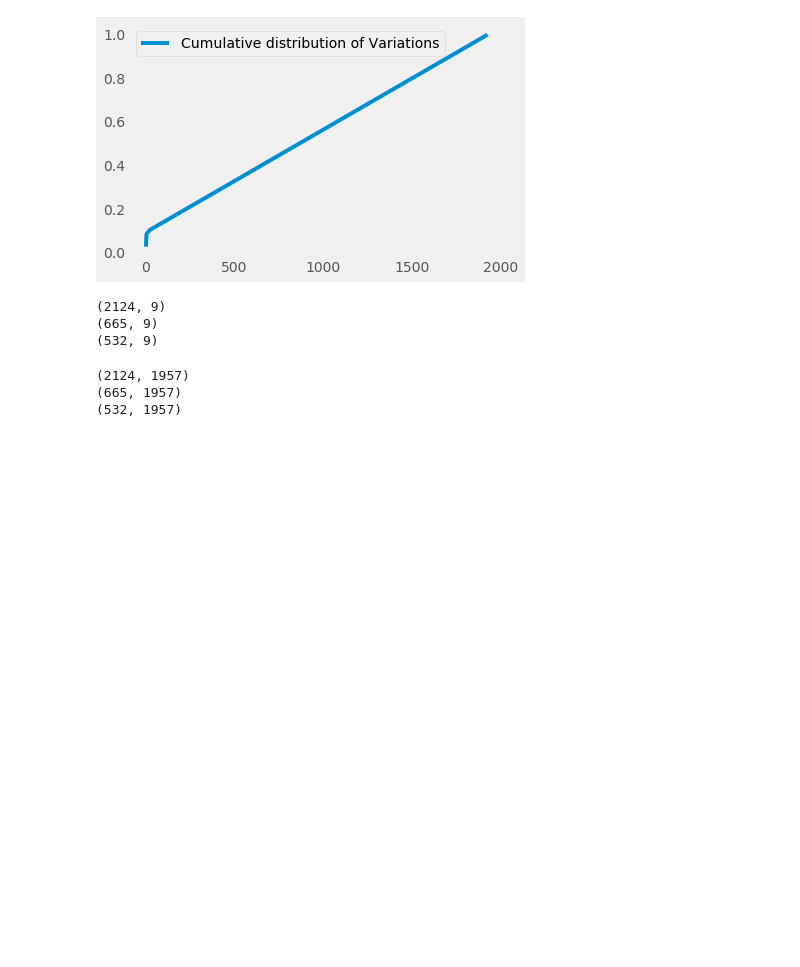
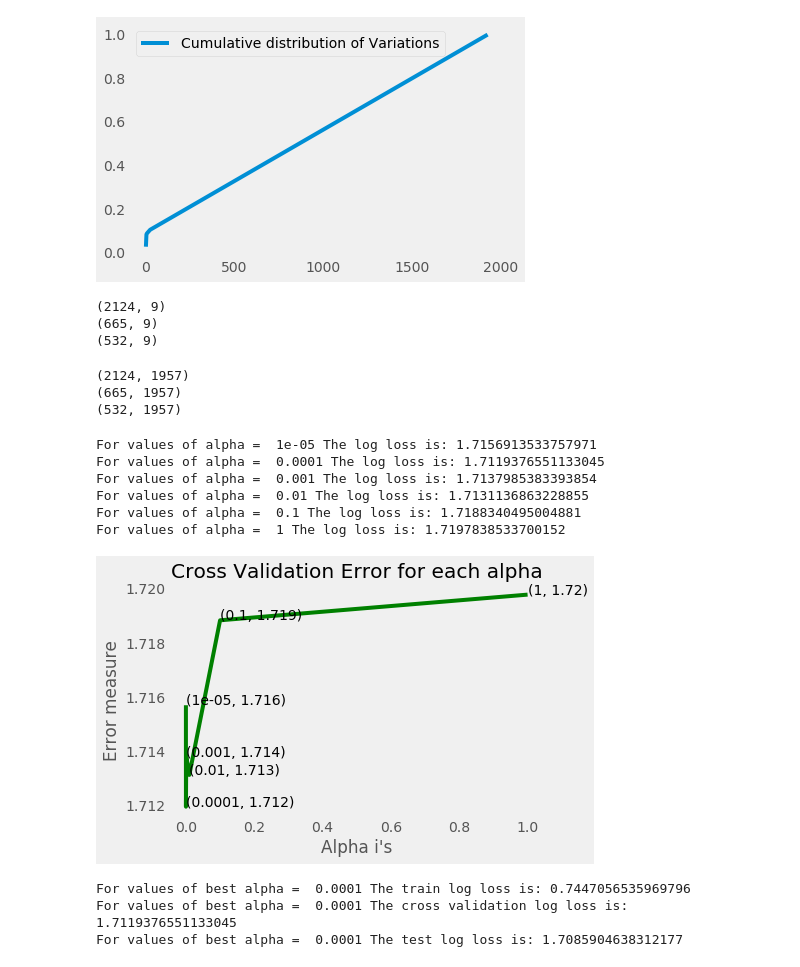
Before and after one commit to girishpillai17/Cancer-Detection, a Jupyter notebook: Project_edit.ipynb, the cells around one changed output. Drawn from its saved outputs; the diff is of its cells as text; code cells hidden in the pictures; blank space fills up the shorter version.

```diff
--- a/Project_edit.ipynb
+++ b/Project_edit.ipynb
@@ -665,0 +655,48 @@ for i in alpha:
+# %%
+alpha = [10 ** x for x in range(-5, 1)]
+
+cv_log_error_array = []
+for i in alpha:
+    clf = SGDClassifier(alpha=i, penalty='l2', loss='log', random_state=42)
+    clf.fit(train_variation_feature_onehotCoding, y_train)
+
+    sig_clf = CalibratedClassifierCV(clf, method='sigmoid')
+    sig_clf.fit(train_variation_feature_onehotCoding, y_train)
+    predict_y = sig_clf.predict_proba(cv_variation_feature_onehotCoding)
+
+    cv_log_error_array.append(log_loss(y_cv, predict_y, labels=clf.classes_, eps=1e-15))
+    print('For values of alpha = ', i, "The log loss is:",log_loss(y_cv, predict_y, labels=clf.classes_, eps=1e-15))
+
+fig, ax = plt.subplots()
+ax.plot(alpha, cv_log_error_array,c='g')
+for i, txt in enumerate(np.round(cv_log_error_array,3)):
+    ax.annotate((alpha[i],np.round(txt,3)), (alpha[i],cv_log_error_array[i]))
+plt.grid()
+plt.title("Cross Validation Error for each alpha")
+plt.xlabel("Alpha i's")
+plt.ylabel("Error measure")
+plt.show()
+
+best_alpha = np.argmin(cv_log_error_array)
+clf = SGDClassifier(alpha=alpha[best_alpha], penalty='l2', loss='log', random_state=42)
+clf.fit(train_variation_feature_onehotCoding, y_train)
+sig_clf = CalibratedClassifierCV(clf, method="sigmoid")
+sig_clf.fit(train_variation_feature_onehotCoding, y_train)
+
+predict_y = sig_clf.predict_proba(train_variation_feature_onehotCoding)
+print('For values of best alpha = ', alpha[best_alpha], "The train log loss is:",log_loss(y_train, predict_y, labels=clf.classes_, eps=1e-15))
+predict_y = sig_clf.predict_proba(cv_variation_feature_onehotCoding)
+print('For values of best alpha = ', alpha[best_alpha], "The cross validation log loss is:",log_loss(y_cv, predict_y, labels=clf.classes_, eps=1e-15))
+predict_y = sig_clf.predict_proba(test_variation_feature_onehotCoding)
+print('For values of best alpha = ', alpha[best_alpha], "The test log loss is:",log_loss(y_test, predict_y, labels=clf.classes_, eps=1e-15))
+# %% [output]
+For values of alpha =  1e-05 The log loss is: 1.7156913533757971
+For values of alpha =  0.0001 The log loss is: 1.7119376551133045
+For values of alpha =  0.001 The log loss is: 1.7137985383393854
+For values of alpha =  0.01 The log loss is: 1.7131136863228855
+For values of alpha =  0.1 The log loss is: 1.7188340495004881
+For values of alpha =  1 The log loss is: 1.7197838533700152
+[figure, added]
+For values of best alpha =  0.0001 The train log loss is: 0.7447056535969796
+For values of best alpha =  0.0001 The cross validation log loss is: 1.7119376551133045
+For values of best alpha =  0.0001 The test log loss is: 1.7085904638312177
```
Also changed, not shown: parts of 2 cells of this notebook.
